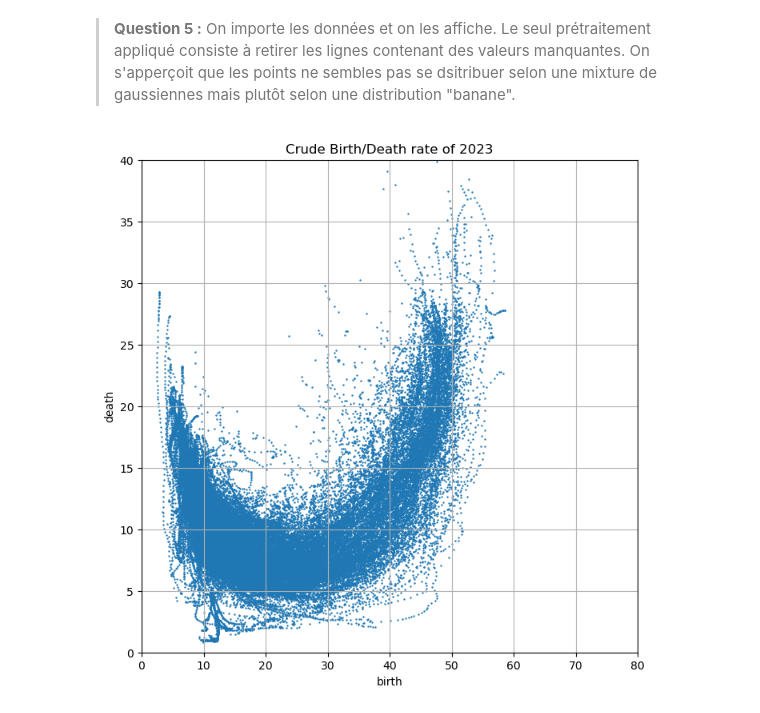
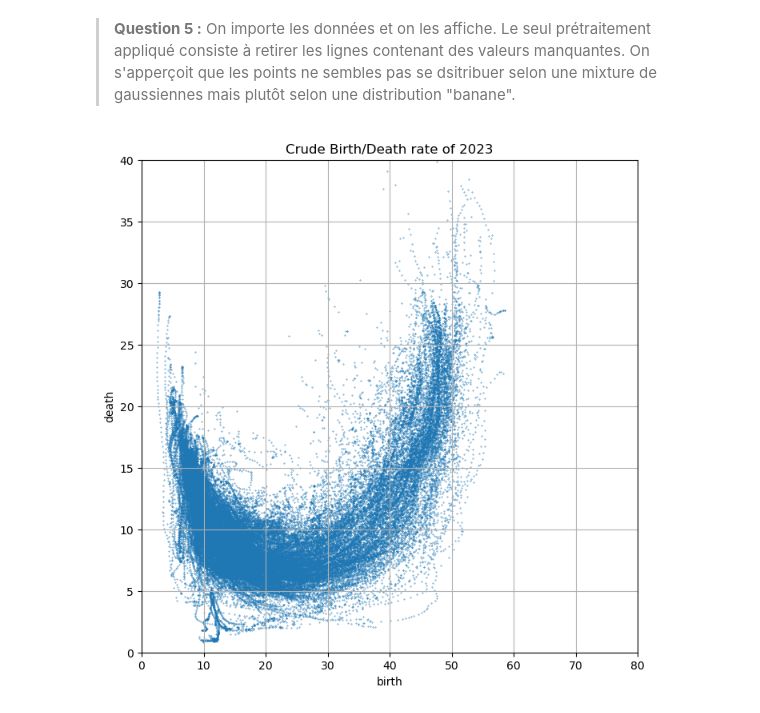
Before and after one commit to abelmaxv/TP-Comp-Stats, a Jupyter notebook: TP2/TP2.ipynb, the cells around one changed output. Saved outputs shown, nothing was run; the diff lists cells and outputs as text; code cells hidden in the pictures.

```diff
--- a/TP2/TP2.ipynb
+++ b/TP2/TP2.ipynb
@@ -385,13 +402,13 @@ xs_data_pd = pd.read_csv("data.csv")[["CBR", "CDR"]].dropna()
 xs_data = jnp.array(xs_data_pd)
 # %%
 plt.figure(figsize=(8, 8))
-plt.scatter(xs_data[:,0], xs_data[:,1], s = 0.5)
+plt.scatter(xs_data[:,0], xs_data[:,1], s = 0.1)
 plt.grid(True)
 plt.xlim(0,80)
 plt.ylim(0,40)
 plt.xlabel("birth")
 plt.ylabel("death")
 plt.title("Crude Birth/Death rate of 2023")
 plt.show()
 # %% [output]
-[figure, old version]
+[figure, new version]
```
Also changed, not shown: parts of 16 cells of this notebook.
